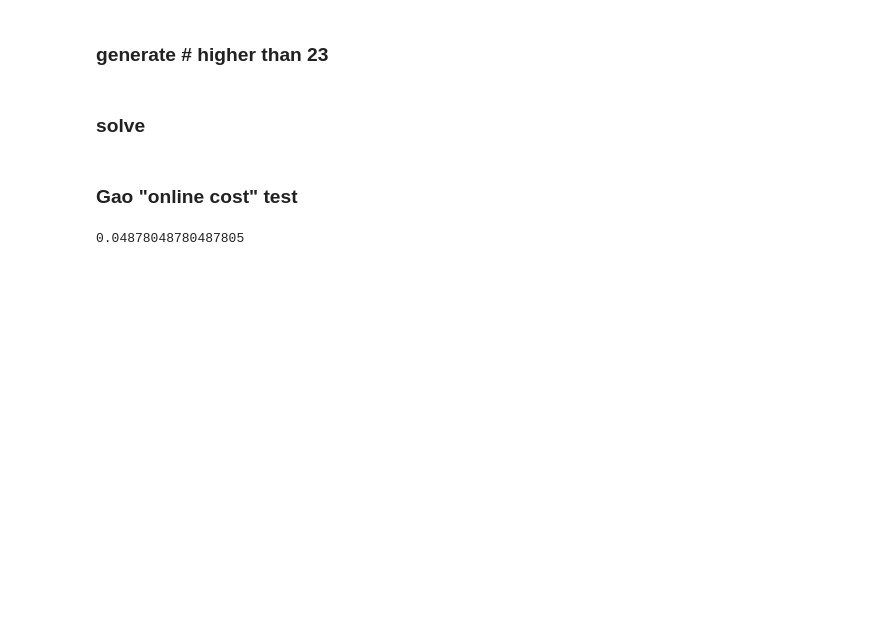
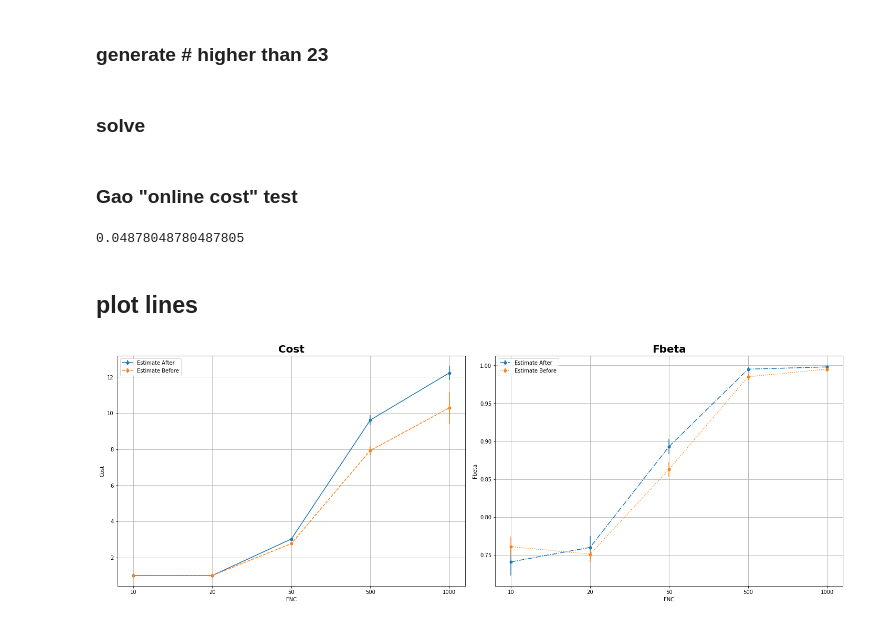
Before and after one commit to pmaglione/adaptive-pomdp-solutions, a Jupyter notebook: dai_pomdp/Untitled.ipynb, the cells around one changed output. Saved outputs shown, nothing was run; the diff lists cells and outputs as text; code cells hidden in the pictures; blank space fills up the shorter version.

```diff
--- a/dai_pomdp/Untitled.ipynb
+++ b/dai_pomdp/Untitled.ipynb
@@ -59,3 +59,57 @@ def expected_ar(a,b,m,l):
 expected_ar(6,2,3,10)
 # %% [output]
 0.04878048780487805
+# %% [markdown]
+## plot lines
+# %%
+import warnings
+warnings.filterwarnings("ignore")
+import pandas as pd
+import matplotlib.pyplot as plt
+import numpy as np
+import random
+import itertools
+from IPython.display import HTML
+from IPython.core import display as ICD
+from itertools import cycle
+
+lines = ["-","--","-.",":"]
+
+def plot_elems_lines(elems, x_values, columns, ylabel, legends):
+    linecycler = cycle(lines)
+
+    xticks_ind = np.arange(len(x_values))
+    plt.figure(num=1, figsize=(20, 20), facecolor='w', edgecolor='k')
+    plt.grid(zorder=0)
+
+    for key,column in enumerate(columns):
+        plt.subplot(3, 2, key+1)
+        column_std = f'{column}_std'
+
+        for elem in elems:
+            plt.errorbar(xticks_ind, column, column_std, data=elem, linestyle=next(linecycler), marker='o', markersize=5)
+        #end for
+
+        plt.xticks(xticks_ind, wrong_costs)
+        plt.xlabel(ylabel)
+        plt.ylabel(column.capitalize())
+        plt.grid()
+        plt.title(column.capitalize(), fontweight="bold", fontsize=20)
+        plt.legend(legends)
+
+    plt.tight_layout()
+    plt.show()
+
+
+
+data = pd.read_csv('/Users/pmaglione/Repos/adaptive-pomdp-solutions/dai_pomdp/results/pomdp_results.csv')
+elems_t = data[data.name.str.startswith('base-')][data.estimate_after == True]
+elems_f = data[data.name.str.startswith('base-')][data.estimate_after == False]
+
+elems = [elems_t, elems_f]
+
+columns = ['cost', 'fbeta']
+wrong_costs = elems[0].wrong_cost.unique()
+plot_elems_lines(elems, wrong_costs, columns, "FNC", ("Estimate After", "Estimate Before"))
+# %% [output]
+[figure, added]
```
Also changed, not shown: 1 other file.
